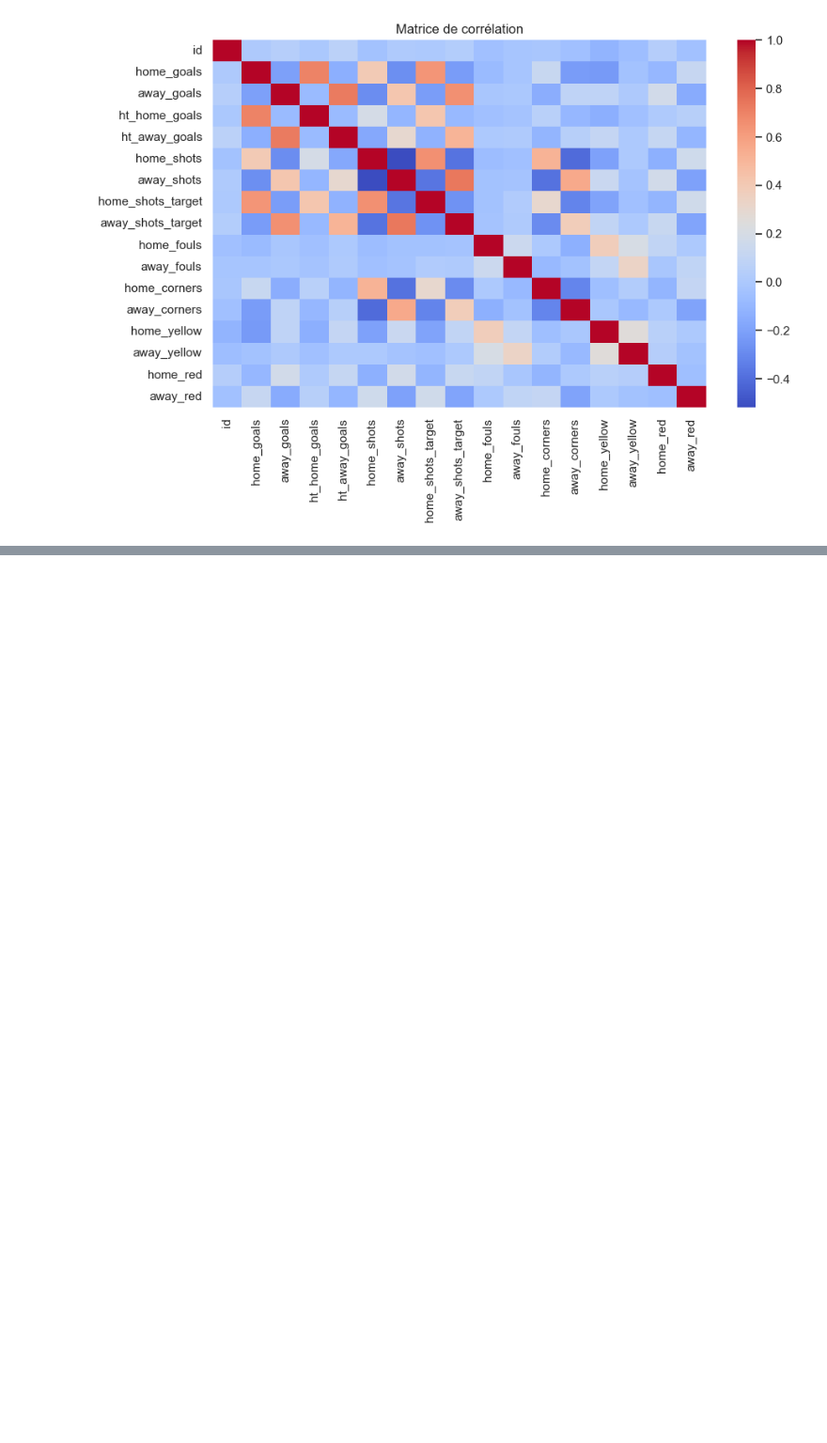
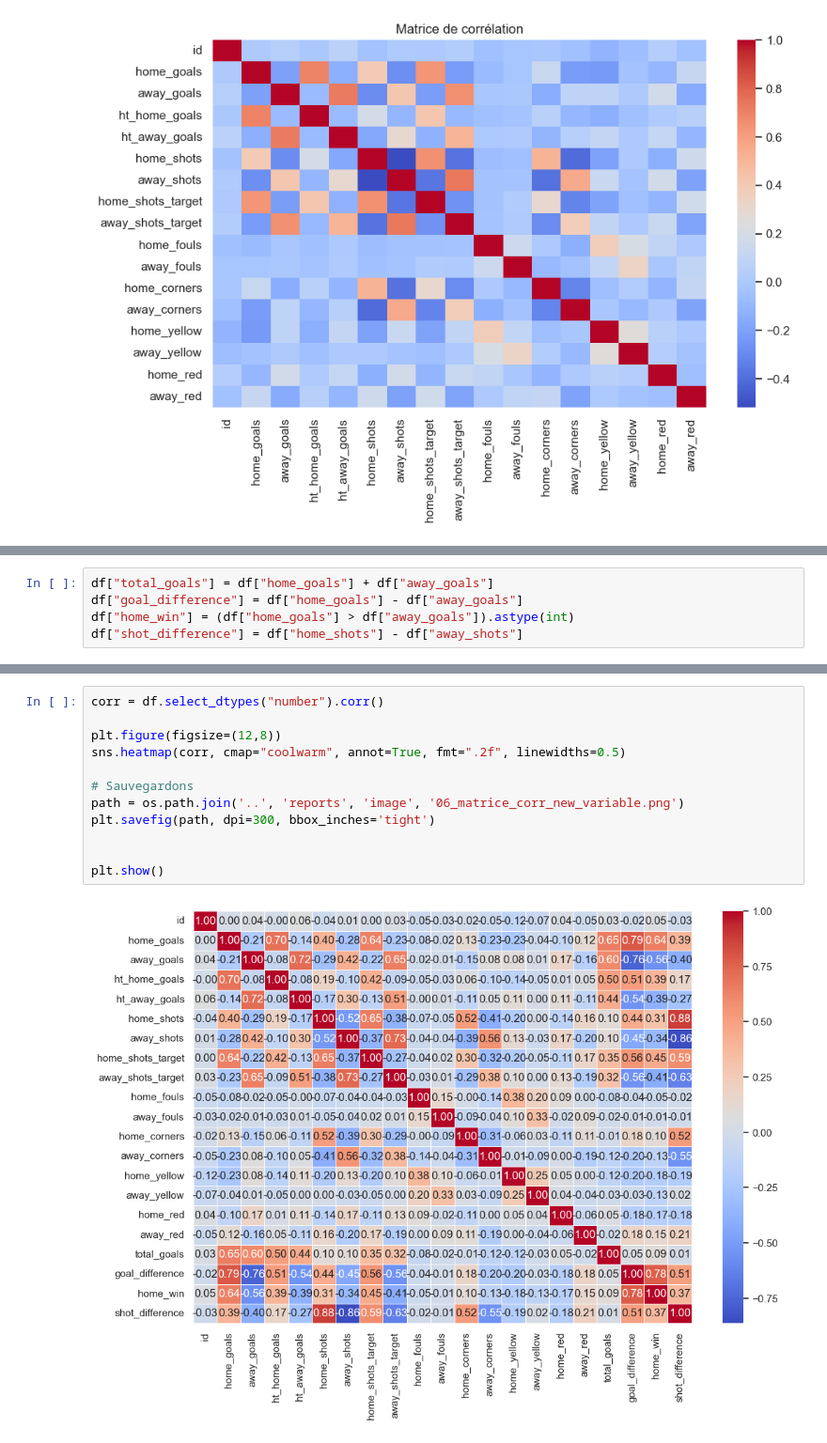
Before and after one commit to yigo226/Premier-League-Data-Analysis, a Jupyter notebook: notebooks/data_cleanning_et_eda.ipynb, the cells around one changed output, grey strips where cells are left out. Shown at 94% size. Drawn from its saved outputs; the diff is of its cells as text; blank space fills up the shorter version.

```diff
--- a/notebooks/data_cleanning_et_eda.ipynb
+++ b/notebooks/data_cleanning_et_eda.ipynb
@@ -297,0 +346,5 @@ plt.show()
+# %%
+df["total_goals"] = df["home_goals"] + df["away_goals"]
+df["goal_difference"] = df["home_goals"] - df["away_goals"]
+df["home_win"] = (df["home_goals"] > df["away_goals"]).astype(int)
+df["shot_difference"] = df["home_shots"] - df["away_shots"]
@@ -297,0 +373,14 @@ plt.show()
+# %%
+corr = df.select_dtypes("number").corr()
+
+plt.figure(figsize=(12,8))
+sns.heatmap(corr, cmap="coolwarm", annot=True, fmt=".2f", linewidths=0.5)
+
+# Sauvegardons
+path = os.path.join('..', 'reports', 'image', '06_matrice_corr_new_variable.png')
+plt.savefig(path, dpi=300, bbox_inches='tight')
+
+
+plt.show()
+# %% [output]
+[figure, added]
```
Also changed, not shown: parts of 57 cells of this notebook, 8 other files.
